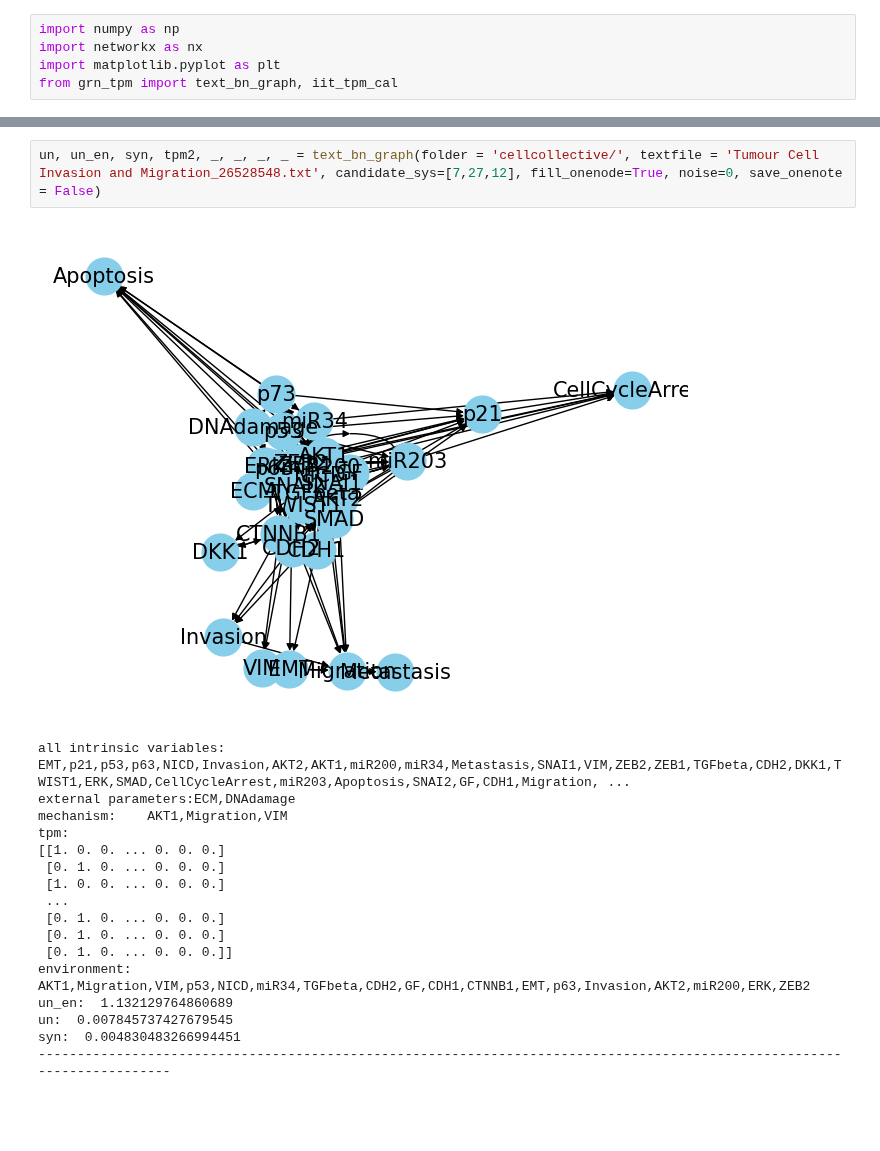
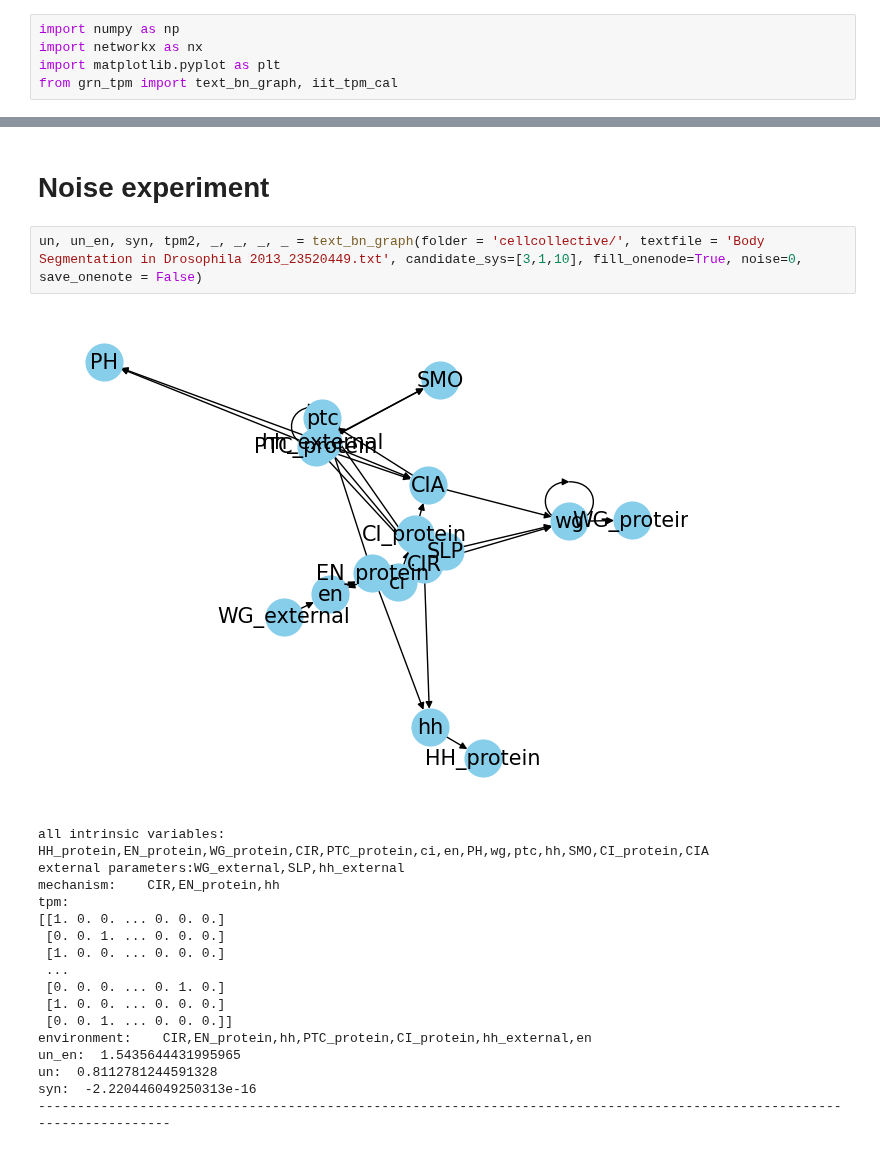
Before and after one commit to Lyn1216/Local-EI-project, a Jupyter notebook: exp/bool_network/grn/grn_serie_en.ipynb, the cells around one changed output, grey strips where cells are left out. Cells and saved outputs as stored; diff of their text form; blank space fills up the shorter version.

```diff
--- a/exp/bool_network/grn/grn_serie_en.ipynb
+++ b/exp/bool_network/grn/grn_serie_en.ipynb
@@ -106,20 +169,22 @@ un_sys, un_en, syn, series_ls = serie_plot2(tpm1, mech_size=3, en_size=e_len, en
+# %% [markdown]
+# Noise experiment
 # %%
-un, un_en, syn, tpm2, _, _, _, _ = text_bn_graph(folder = 'cellcollective/', textfile = 'Tumour Cell Invasion and Migration_26528548.txt', candidate_sys=[7,27,12], fill_onenode=True, noise=0, save_onenote = False)
+un, un_en, syn, tpm2, _, _, _, _ = text_bn_graph(folder = 'cellcollective/', textfile = 'Body Segmentation in Drosophila 2013_23520449.txt', candidate_sys=[3,1,10], fill_onenode=True, noise=0, save_onenote = False)
 # %% [output]
-[figure, old version]
+[figure, new version]
-all intrinsic variables: EMT,p21,p53,p63,NICD,Invasion,AKT2,AKT1,miR200,miR34,Metastasis,SNAI1,VIM,ZEB2,ZEB1,TGFbeta,CDH2,DKK1,TWIST1,ERK,SMAD,CellCycleArrest,miR203,Apoptosis,SNAI2,GF,CDH1,Migration, ...
-external parameters:ECM,DNAdamage
-mechanism:    AKT1,Migration,VIM
+all intrinsic variables: HH_protein,EN_protein,WG_protein,CIR,PTC_protein,ci,en,PH,wg,ptc,hh,SMO,CI_protein,CIA
+external parameters:WG_external,SLP,hh_external
+mechanism:    CIR,EN_protein,hh
 tpm:
 [[1. 0. 0. ... 0. 0. 0.]
- [0. 1. 0. ... 0. 0. 0.]
+ [0. 0. 1. ... 0. 0. 0.]
  [1. 0. 0. ... 0. 0. 0.]
  ...
- [0. 1. 0. ... 0. 0. 0.]
- [0. 1. 0. ... 0. 0. 0.]
- [0. 1. 0. ... 0. 0. 0.]]
-environment:    AKT1,Migration,VIM,p53,NICD,miR34,TGFbeta,CDH2,GF,CDH1,CTNNB1,EMT,p63,Invasion,AKT2,miR200,ERK,ZEB2
-un_en:  1.132129764860689
-un:  0.007845737427679545
-syn:  0.004830483266994451
+ [0. 0. 0. ... 0. 1. 0.]
+ [1. 0. 0. ... 0. 0. 0.]
+ [0. 0. 1. ... 0. 0. 0.]]
+environment:    CIR,EN_protein,hh,PTC_protein,CI_protein,hh_external,en
+un_en:  1.5435644431995965
+un:  0.8112781244591328
+syn:  -2.220446049250313e-16
 ------------------------------------------------------------------------------------------------------------------------
```
Also changed, not shown: parts of 9 cells of this notebook.
